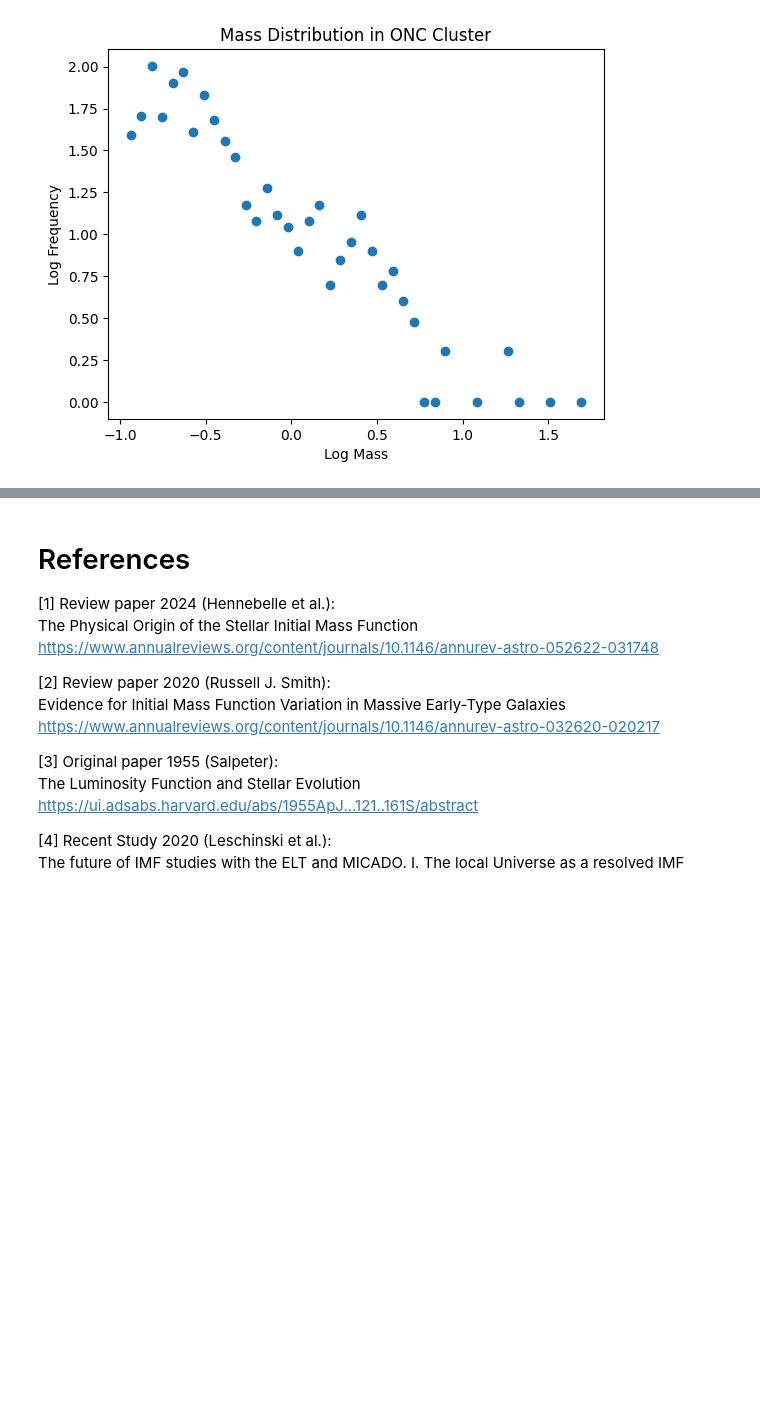
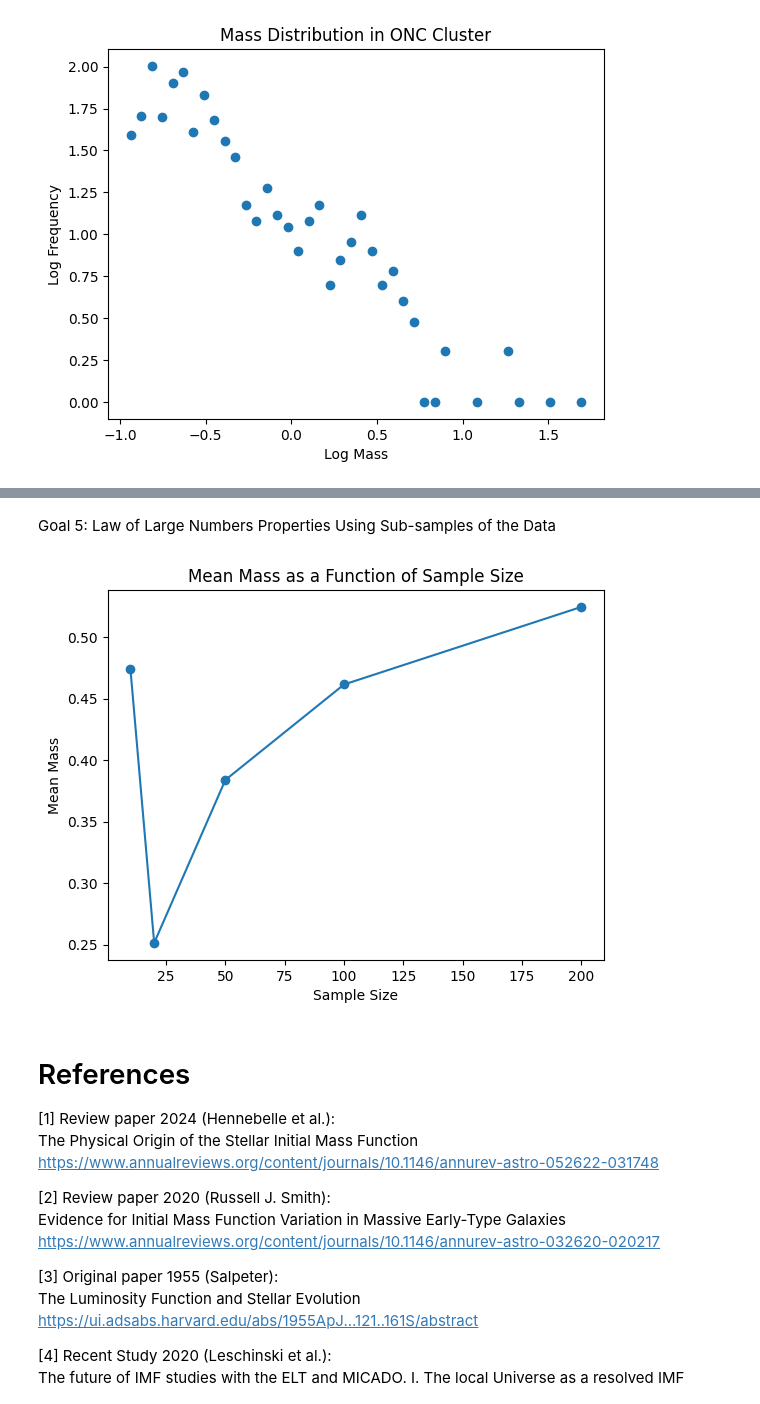
Before and after one commit to laxm7/sta_project, a Jupyter notebook: imf_chiara_felix_laxman.ipynb, the cells around one changed output, grey strips where cells are left out. Cells and saved outputs as stored; diff of their text form; code cells hidden in the pictures; blank space fills up the shorter version.

```diff
--- a/imf_chiara_felix_laxman.ipynb
+++ b/imf_chiara_felix_laxman.ipynb
@@ -287,3 +329,23 @@ plt.show()
+# %% [markdown]
+Goal 5: Law of Large Numbers
+Properties Using Sub-samples of the Data
+# %%
+# Function to calculate mean from different sample sizes
+sample_sizes = [10, 20, 50, 100, 200]
+means = []
+
+for size in sample_sizes:
+    sample = np.random.choice(mass, size, replace=False)
+    means.append(np.mean(sample))
+
+# Plotting sample means vs sample sizes
+plt.plot(sample_sizes, means, marker="o")
+plt.xlabel("Sample Size")
+plt.ylabel("Mean Mass")
+plt.title("Mean Mass as a Function of Sample Size")
+plt.show()
+# %% [output]
+[figure, added]
 # %% [markdown]
 # References
 
```
Also changed, not shown: parts of 9 cells of this notebook.
